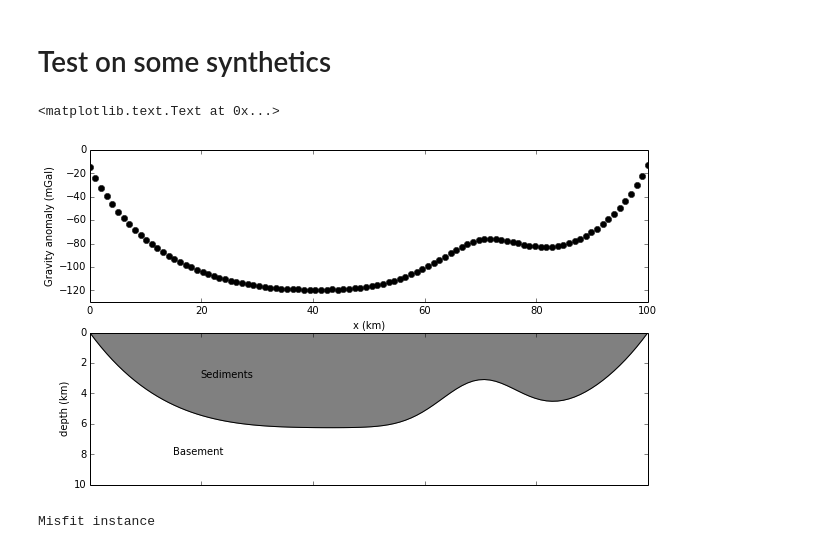
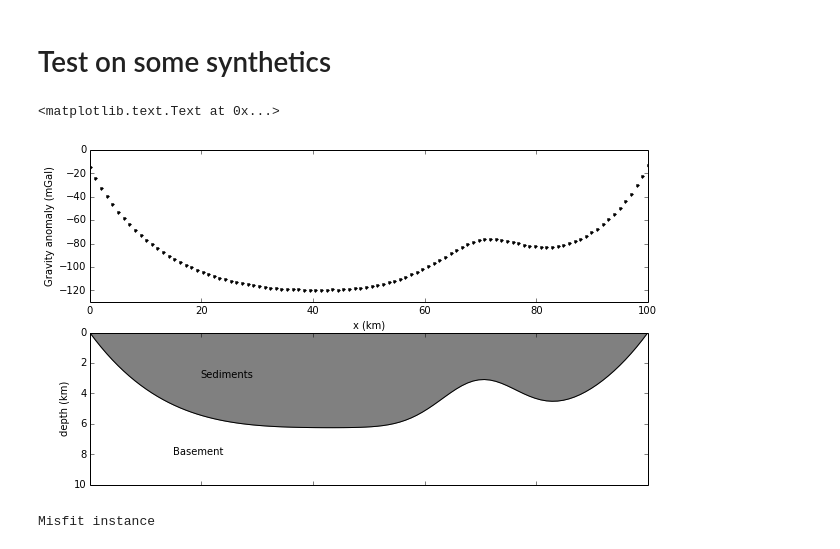
Before and after one commit to leouieda/scipy2014, a Jupyter notebook: gravity_inversion.ipynb, the cells around one changed output. Cells and saved outputs as stored; diff of their text form; code cells hidden in the pictures.

```diff
--- a/gravity_inversion.ipynb
+++ b/gravity_inversion.ipynb
@@ -114,23 +136,23 @@ gz = utils.contaminate(talwani.gz(x, z, [model]), 0.1, seed=0)
 # %%
 mpl.figure(figsize=(10, 6))
 mpl.subplot(2, 1, 1)
-mpl.plot(x*0.001, gz, 'ok')
+mpl.plot(x*0.001, gz, '.k')
 mpl.xlabel('x (km)')
 mpl.ylabel('Gravity anomaly (mGal)')
 mpl.ylim(-130, 0)
 mpl.subplot(2, 1, 2)
 mpl.polygon(model, fill='grey')
 mpl.ylim(0, 10000)
 mpl.m2km()
 ax = mpl.gca()
 ax.invert_yaxis()
 ax.set_xticklabels([''])
 mpl.ylabel('depth (km)')
 mpl.text(20000, 3000, 'Sediments')
 mpl.text(15000, 8000, 'Basement')
 # %% [output]
 <matplotlib.text.Text at 0x...>
-[figure, old version]
+[figure, new version]
 # %%
 misfit = BasinPolygonal(x, z, gz, 0, 30, density)
 initial = 3000*np.ones(misfit.nparams)
```
Also changed, not shown: parts of 8 cells of this notebook.
